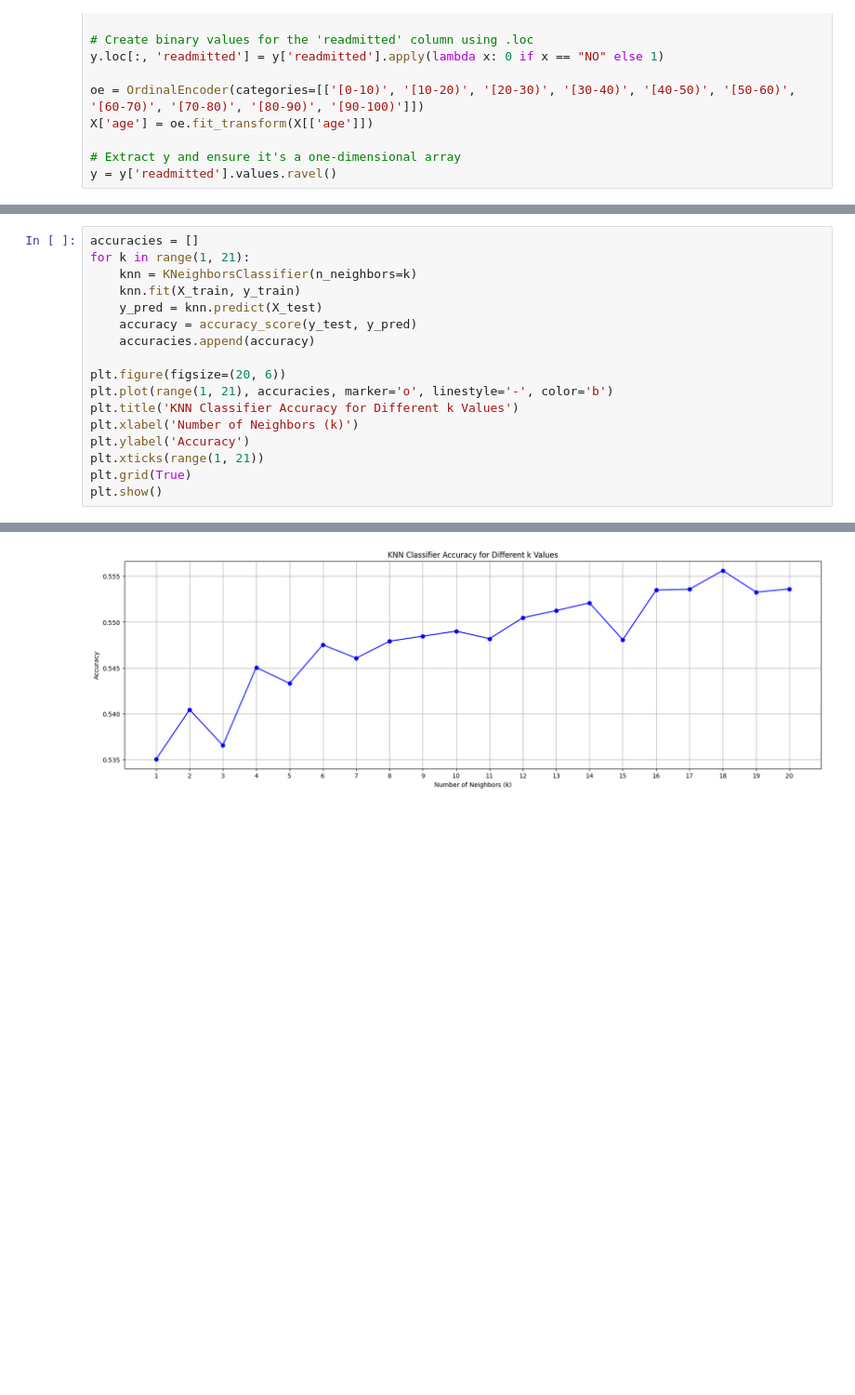
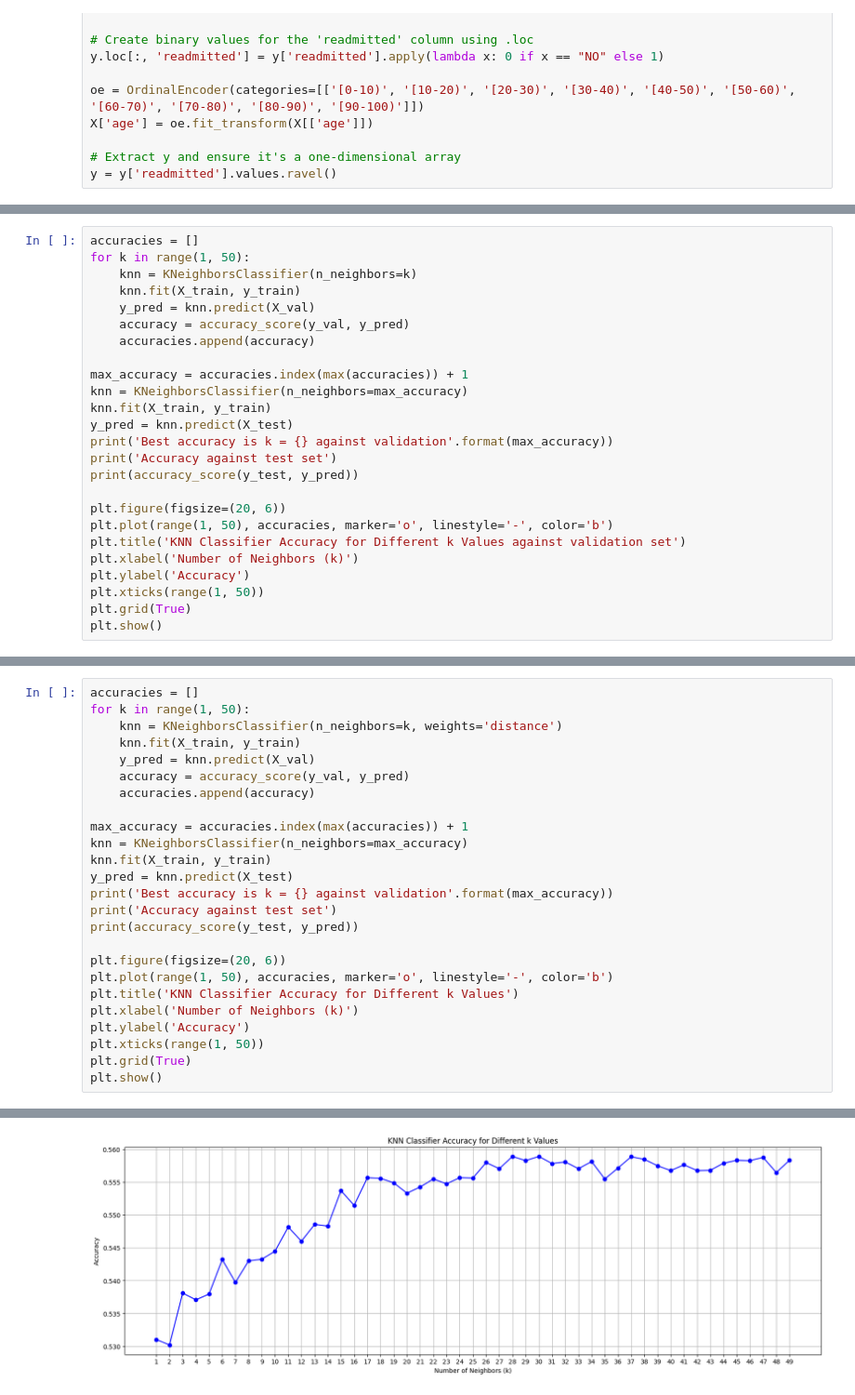
Before and after one commit to itsmandrew/Diabetes-CS178, a Jupyter notebook: knn.ipynb, the cells around one changed output, grey strips where cells are left out. Shown at 93% size. Drawn from its saved outputs; the diff is of its cells as text; blank space fills up the shorter version.

Commit message:
Added validation set

```diff
--- a/knn.ipynb
+++ b/knn.ipynb
@@ -56 +61,26 @@ y_train = y_train.astype(int)
 y_test = y_test.astype(int)
+# %%
+accuracies = []
+for k in range(1, 50):
+    knn = KNeighborsClassifier(n_neighbors=k)
+    knn.fit(X_train, y_train)
+    y_pred = knn.predict(X_val)
+    accuracy = accuracy_score(y_val, y_pred)
+    accuracies.append(accuracy)
+
+max_accuracy = accuracies.index(max(accuracies)) + 1
+knn = KNeighborsClassifier(n_neighbors=max_accuracy)
+knn.fit(X_train, y_train)
+y_pred = knn.predict(X_test)
+print('Best accuracy is k = {} against validation'.format(max_accuracy))
+print('Accuracy against test set')
+print(accuracy_score(y_test, y_pred))
+
+plt.figure(figsize=(20, 6))
+plt.plot(range(1, 50), accuracies, marker='o', linestyle='-', color='b')
+plt.title('KNN Classifier Accuracy for Different k Values against validation set')
+plt.xlabel('Number of Neighbors (k)')
+plt.ylabel('Accuracy')
+plt.xticks(range(1, 50))
+plt.grid(True)
+plt.show()
@@ -57,18 +94,26 @@ y_test = y_test.astype(int)
 # %%
 accuracies = []
-for k in range(1, 21):
-    knn = KNeighborsClassifier(n_neighbors=k)
+for k in range(1, 50):
+    knn = KNeighborsClassifier(n_neighbors=k, weights='distance')
     knn.fit(X_train, y_train)
-    y_pred = knn.predict(X_test)
-    accuracy = accuracy_score(y_test, y_pred)
+    y_pred = knn.predict(X_val)
+    accuracy = accuracy_score(y_val, y_pred)
     accuracies.append(accuracy)
 
+max_accuracy = accuracies.index(max(accuracies)) + 1
+knn = KNeighborsClassifier(n_neighbors=max_accuracy)
+knn.fit(X_train, y_train)
+y_pred = knn.predict(X_test)
+print('Best accuracy is k = {} against validation'.format(max_accuracy))
+print('Accuracy against test set')
+print(accuracy_score(y_test, y_pred))
+
 plt.figure(figsize=(20, 6))
-plt.plot(range(1, 21), accuracies, marker='o', linestyle='-', color='b')
+plt.plot(range(1, 50), accuracies, marker='o', linestyle='-', color='b')
 plt.title('KNN Classifier Accuracy for Different k Values')
 plt.xlabel('Number of Neighbors (k)')
 plt.ylabel('Accuracy')
-plt.xticks(range(1, 21))
+plt.xticks(range(1, 50))
 plt.grid(True)
 plt.show()
 # %% [output]
@@ -75 +123 @@ plt.show()
-[figure, old version]
+[figure, new version]
```
Also changed, not shown: parts of 6 cells of this notebook, 1 other file.
